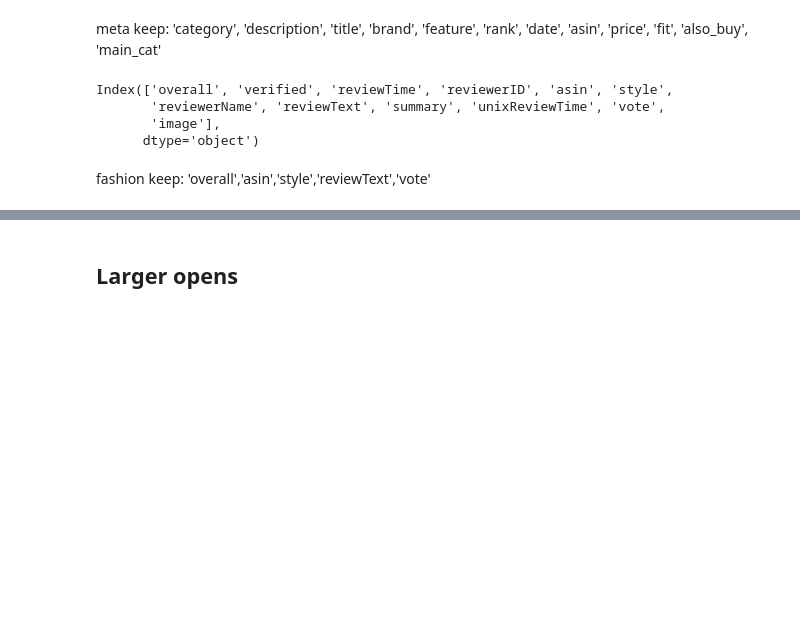
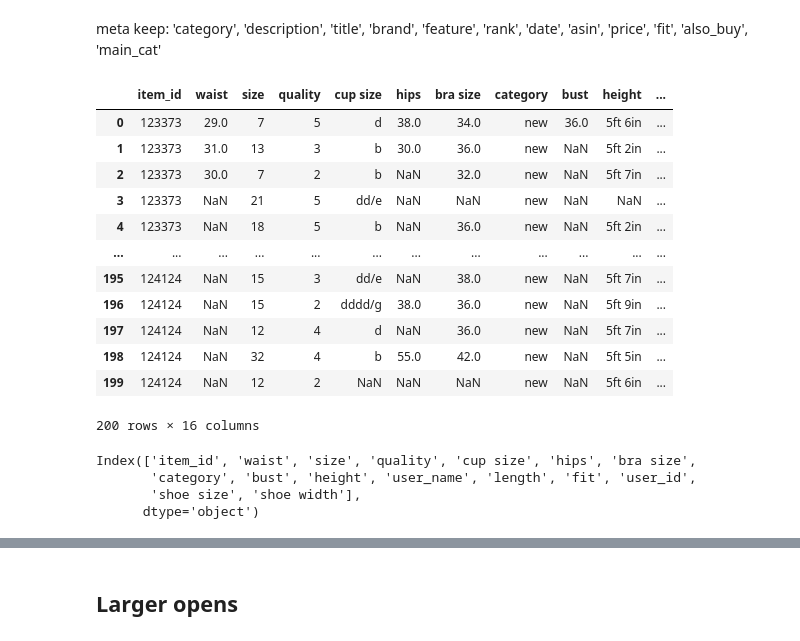
Before and after one commit to jesseAvgonzsmi/vanity_sizing_project, a Jupyter notebook: data_explosion.ipynb, the cells around one changed output, grey strips where cells are left out. Drawn from its saved outputs; the diff is of its cells as text; code cells hidden in the pictures; blank space fills up the shorter version.

Commit message:
More exploration - adding in new data and exploring potential path of self perception

```diff
--- a/data_explosion.ipynb
+++ b/data_explosion.ipynb
@@ -95,12 +116,27 @@ Index(['category', 'description', 'title', 'brand', 'feature', 'rank', 'date',
 meta keep: 'category', 'description', 'title', 'brand', 'feature', 'rank', 'date',
        'asin', 'price', 'fit',
        'also_buy', 'main_cat'
+# %%
+modcloth = load_data(DIR+'modcloth_final_data.json.gz',head=1, chunksize=100)
+modcloth
+# %% [output]
+|  | item_id | waist | size | quality | cup size | hips | bra size | category | bust | height | ... |
+| 0 | 123373 | 29.0 | 7 | 5 | d | 38.0 | 34.0 | new | 36.0 | 5ft 6in | ... |
+| 1 | 123373 | 31.0 | 13 | 3 | b | 30.0 | 36.0 | new | NaN | 5ft 2in | ... |
+| 2 | 123373 | 30.0 | 7 | 2 | b | NaN | 32.0 | new | NaN | 5ft 7in | ... |
+| 3 | 123373 | NaN | 21 | 5 | dd/e | NaN | NaN | new | NaN | NaN | ... |
+| 4 | 123373 | NaN | 18 | 5 | b | NaN | 36.0 | new | NaN | 5ft 2in | ... |
+| ... | ... | ... | ... | ... | ... | ... | ... | ... | ... | ... | ... |
+| 195 | 124124 | NaN | 15 | 3 | dd/e | NaN | 38.0 | new | NaN | 5ft 7in | ... |
+| 196 | 124124 | NaN | 15 | 2 | dddd/g | 38.0 | 36.0 | new | NaN | 5ft 9in | ... |
+| 197 | 124124 | NaN | 12 | 4 | d | NaN | 36.0 | new | NaN | 5ft 7in | ... |
+| 198 | 124124 | NaN | 32 | 4 | b | 55.0 | 42.0 | new | NaN | 5ft 5in | ... |
+| 199 | 124124 | NaN | 12 | 2 | NaN | NaN | NaN | new | NaN | 5ft 6in | ... |
+200 rows × 16 columns
 # %%
-amazon_fashion.columns
+modcloth.columns
 # %% [output]
-Index(['overall', 'verified', 'reviewTime', 'reviewerID', 'asin', 'style',
-       'reviewerName', 'reviewText', 'summary', 'unixReviewTime', 'vote',
-       'image'],
+Index(['item_id', 'waist', 'size', 'quality', 'cup size', 'hips', 'bra size',
+       'category', 'bust', 'height', 'user_name', 'length', 'fit', 'user_id',
+       'shoe size', 'shoe width'],
       dtype='object')
-# %% [markdown]
-fashion keep: 'overall','asin','style','reviewText','vote'
```
Also changed, not shown: parts of 21 cells of this notebook.
